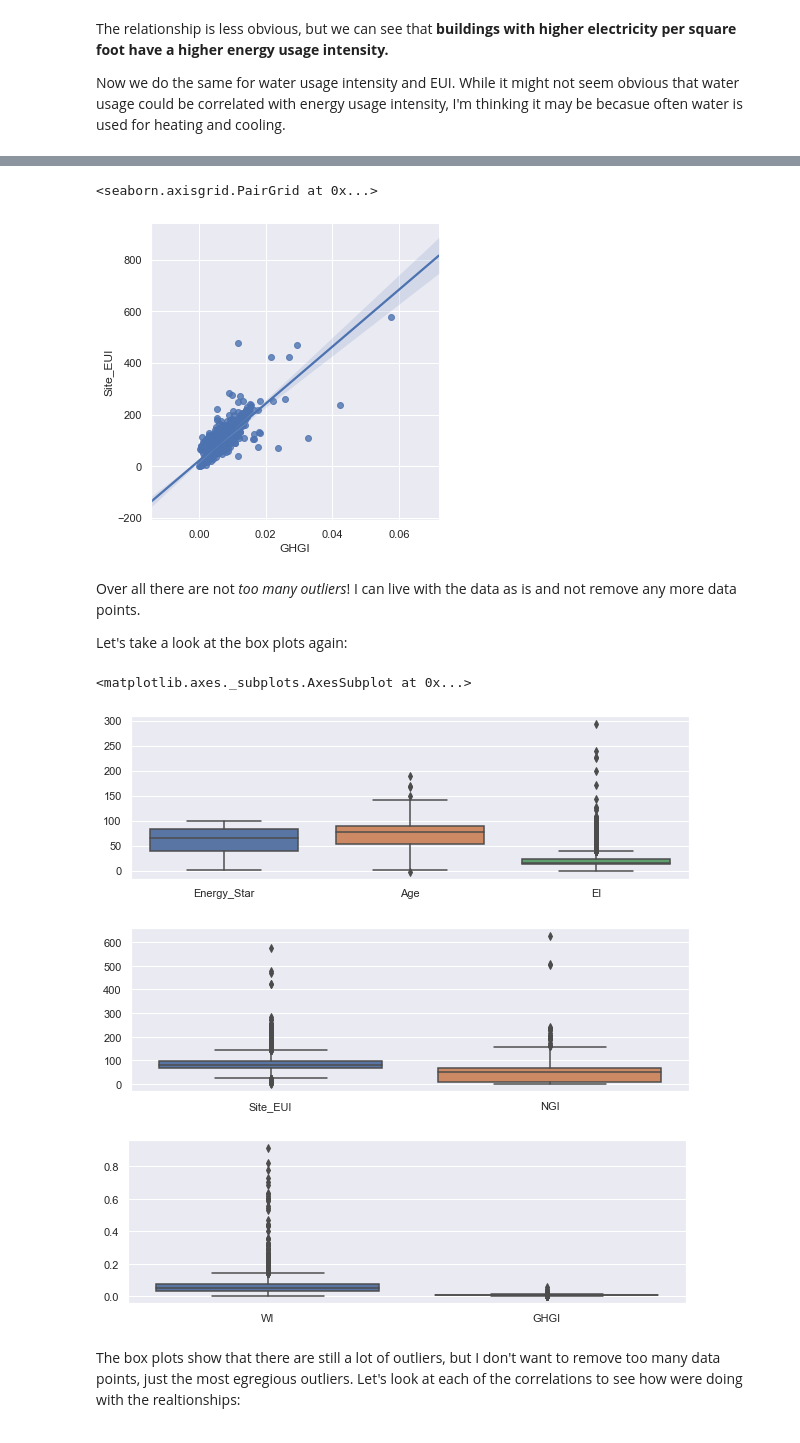
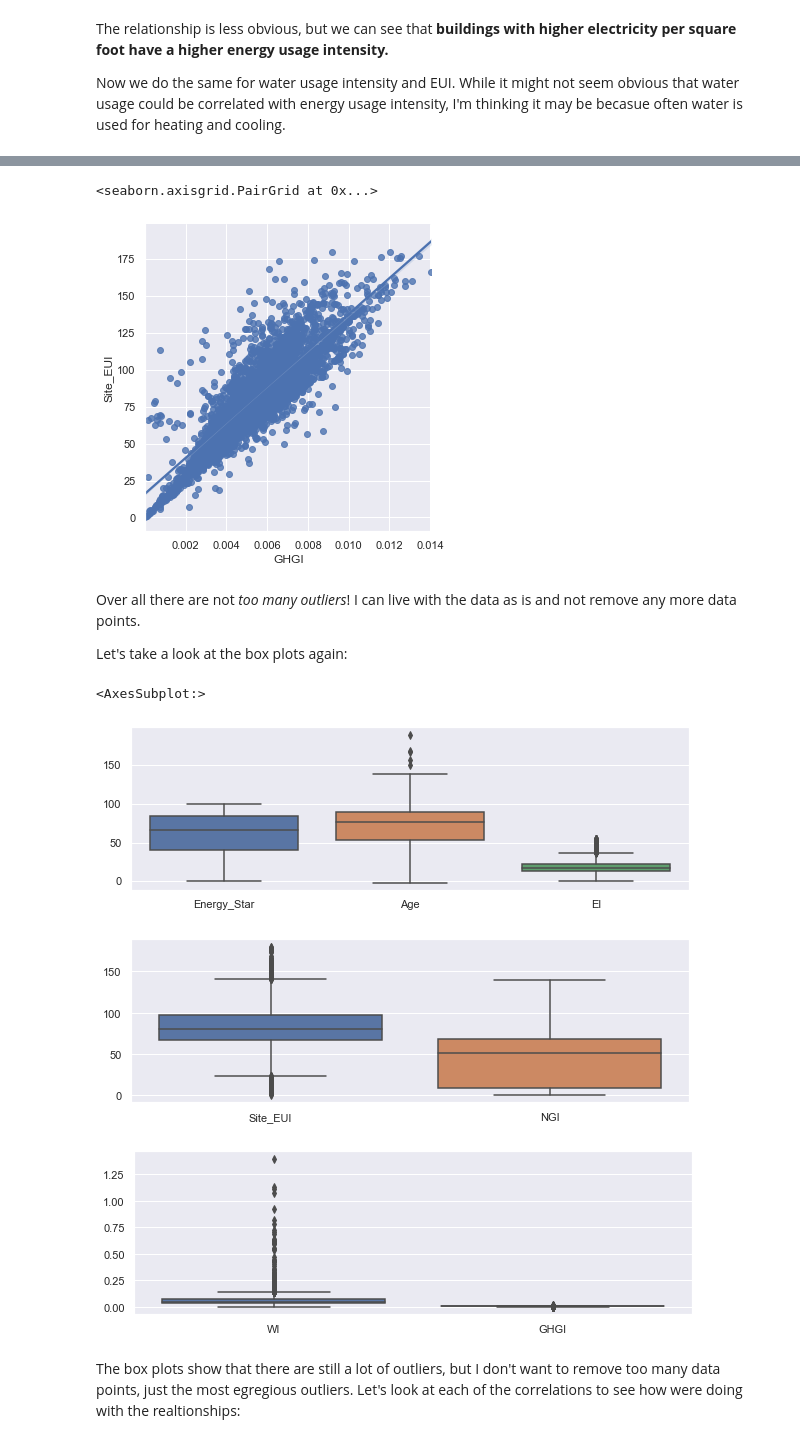
Before and after one commit to mdh266/NYCBuildingEnergyUse, a Jupyter notebook: notebooks/GreenBuildings1.ipynb, the cells around one changed output, grey strips where cells are left out. Drawn from its saved outputs; the diff is of its cells as text; code cells hidden in the pictures.

```diff
--- a/notebooks/GreenBuildings1.ipynb
+++ b/notebooks/GreenBuildings1.ipynb
@@ -521,5 +601,5 @@ Lastly we repleat the procedure for green house has emission intensity (`GHGI`),
 # %%
-sns.pairplot(X_clean2,
+sns.pairplot(X.query("NGI <= 140 & Site_EUI <= 180 & EI <= 55 & WI <= 1.4"),
              x_vars='GHGI',
              y_vars='Site_EUI',
              kind='reg',
@@ -527,25 +607,27 @@ sns.pairplot(X_clean2,
              dropna=True)
 # %% [output]
 <seaborn.axisgrid.PairGrid at 0x...>
-[figure, old version]
+[figure, new version]
 # %% [markdown]
 Over all there are not *too many outliers*! I can live with the data as is and not remove any more data points.
 
 Let's take a look at the box plots again:
 # %%
-plt.figure(figsize=(10,3))
-sns.boxplot(data=X_clean2[["Energy_Star","Age","EI"]])
+X_noo_df = X.query("NGI <= 140 & Site_EUI <= 180 & EI <= 55 & WI <= 1.4")
 
 plt.figure(figsize=(10,3))
-sns.boxplot(data=X_clean2[["Site_EUI","NGI"]])
+sns.boxplot(data=X_noo_df[["Energy_Star","Age","EI"]])
 
 plt.figure(figsize=(10,3))
-sns.boxplot(data=X_clean2[["WI","GHGI"]])
+sns.boxplot(data=X_noo_df[["Site_EUI","NGI"]])
+
+plt.figure(figsize=(10,3))
+sns.boxplot(data=X_noo_df[["WI","GHGI"]])
 # %% [output]
-<matplotlib.axes._subplots.AxesSubplot at 0x...>
+<AxesSubplot:>
-[figure, old version]
+[figure, new version]
-[figure, old version]
+[figure, new version]
-[figure, old version]
+[figure, new version]
 # %% [markdown]
 The box plots show that there are still a lot of outliers, but I don't want to remove too many data points, just the most egregious outliers. Let's look at each of the correlations to see how were doing with the realtionships:
 # %%
```
Also changed, not shown: parts of 32 cells of this notebook.
